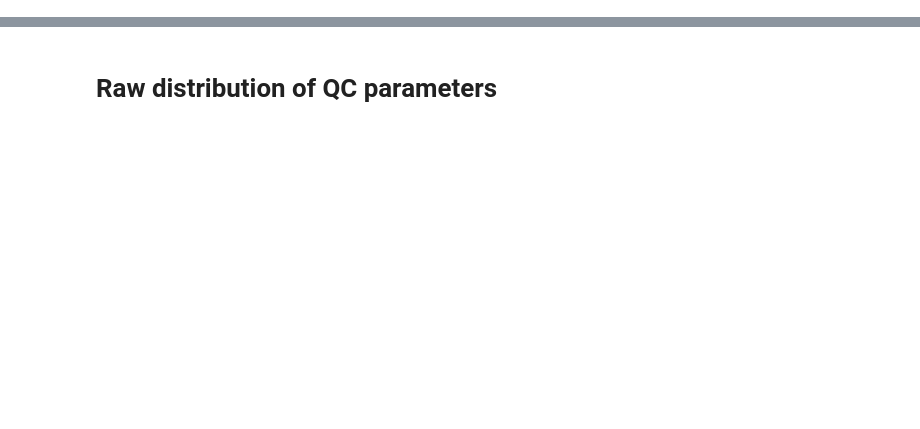
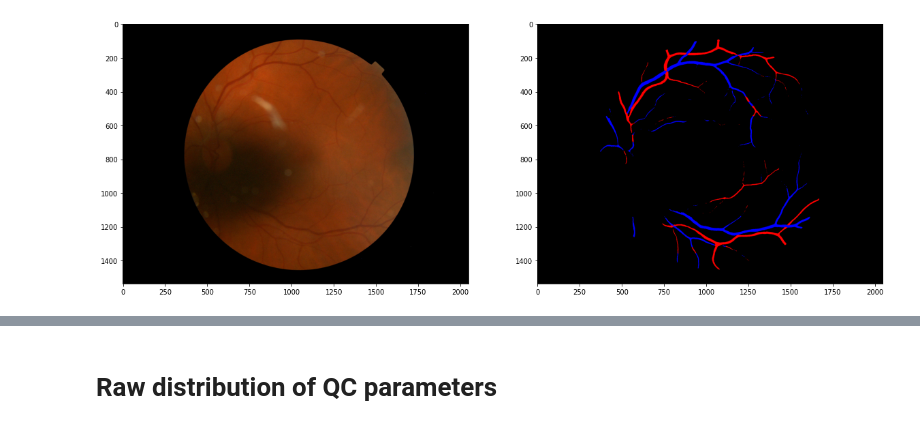
Before and after one commit to BergmannLab/Retina-tortuosity, a Jupyter notebook: preprocessing/newQC.ipynb, the cells around one changed output, grey strips where cells are left out. Saved outputs shown, nothing was run; the diff lists cells and outputs as text; code cells hidden in the pictures; blank space fills up the shorter version.

```diff
--- a/preprocessing/newQC.ipynb
+++ b/preprocessing/newQC.ipynb
@@ -0,0 +44,7 @@
+# %%
+explore_df = imgs[imgs['diabetic'] == True]
+# %%
+i=i+15
+fileinfo(explore_df.index[i])
+# %% [output]
+[figure, added]
```
Also changed, not shown: parts of 93 cells of this notebook.
